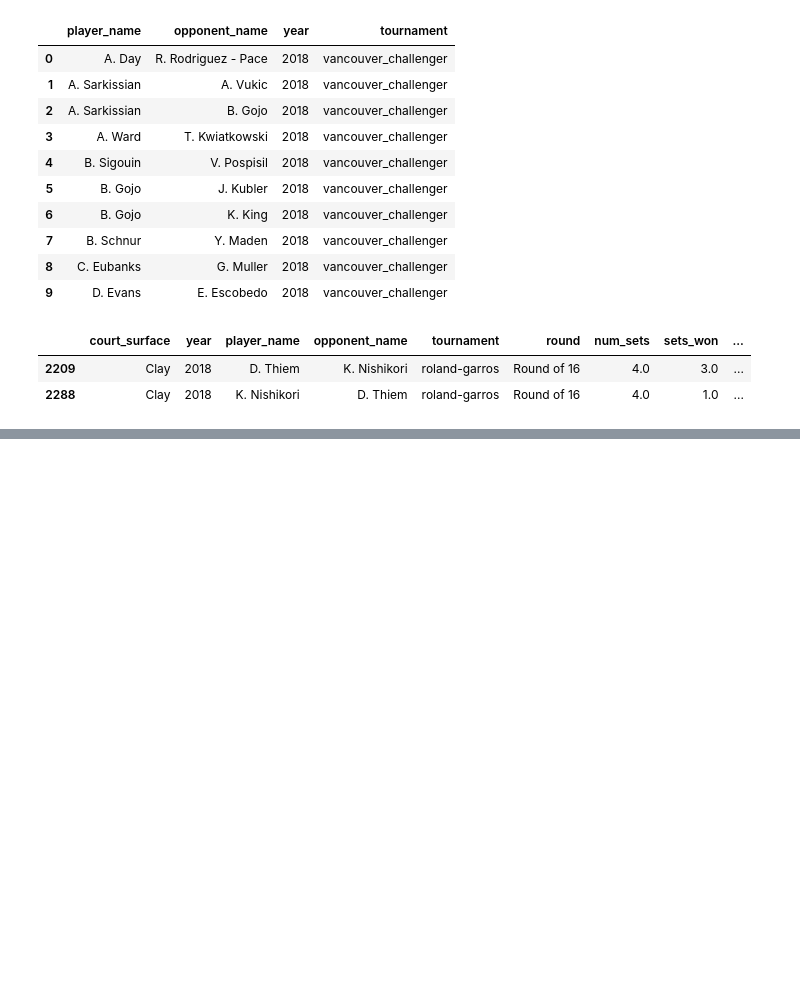
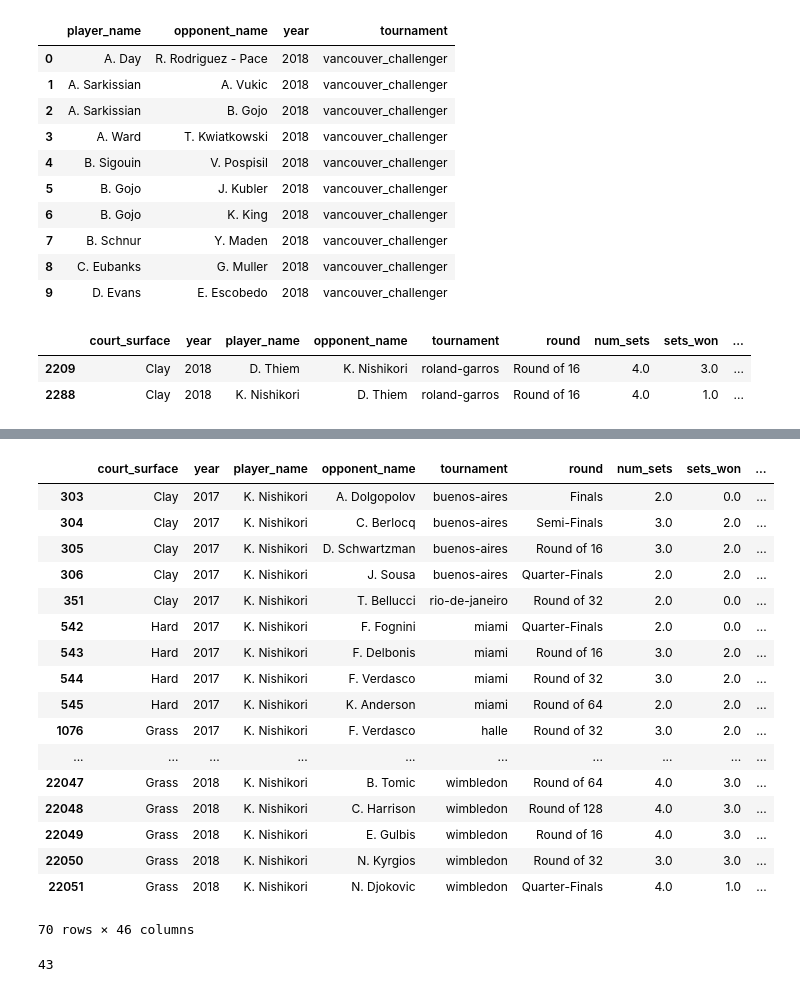
Before and after one commit to Gin04gh/datascience, a Jupyter notebook: kaggle_dataset_large_tennis_dataset_for_atp_itf_betting/notebook.ipynb, the cells around one changed output, grey strips where cells are left out. Cells and saved outputs as stored; diff of their text form; code cells hidden in the pictures; blank space fills up the shorter version.

```diff
--- a/kaggle_dataset_large_tennis_dataset_for_atp_itf_betting/notebook.ipynb
+++ b/kaggle_dataset_large_tennis_dataset_for_atp_itf_betting/notebook.ipynb
@@ -101 +104,55 @@ tmp
 * round_num # 何回戦か
+# %%
+df_tmp = df_matches[df_matches['player_name'] == 'K. Nishikori']
+
+# 復帰前か復帰後かのフラグ
+df_tmp.loc[df_tmp['year'] >= 2018, 'returned'] = True
+df_tmp.loc[df_tmp['year'] < 2018, 'returned'] = False
+
+# ダブルフォルト率
+df_tmp.loc[:, 'double_faults_rate'] = df_tmp['double_faults']/(df_tmp['first_serve_points_attempted']+df_tmp['second_serve_points_attempted'])
+
+# ファーストサービス成功率
+#df_tmp.loc[:, 'first_serve_rate']
+
+# ファーストサービス成功時のポイント率
+#df_tmp.loc[:, 'first_serve_point_rate']
+
+# セカンドサービス成功率
+#df_tmp.loc[:, 'second_serve_rate']
+
+# セカンドサービス成功時のポイント率
+#df_tmp.loc[:, 'second_serve_point_rate']
+
+# 相手ファーストサービス成功時のポイント率
+#df_tmp.loc[:, 'first_serve_return_point_rate']
+
+# 相手セカンドサービス成功時のポイント率
+#df_tmp.loc[:, 'second_serve_return_point_rate']
+
+
+df_tmp
+# %% [output]
+|  | court_surface | year | player_name | opponent_name | tournament | round | num_sets | sets_won | ... |
+| 303 | Clay | 2017 | K. Nishikori | A. Dolgopolov | buenos-aires | Finals | 2.0 | 0.0 | ... |
+| 304 | Clay | 2017 | K. Nishikori | C. Berlocq | buenos-aires | Semi-Finals | 3.0 | 2.0 | ... |
+| 305 | Clay | 2017 | K. Nishikori | D. Schwartzman | buenos-aires | Round of 16 | 3.0 | 2.0 | ... |
+| 306 | Clay | 2017 | K. Nishikori | J. Sousa | buenos-aires | Quarter-Finals | 2.0 | 2.0 | ... |
+| 351 | Clay | 2017 | K. Nishikori | T. Bellucci | rio-de-janeiro | Round of 32 | 2.0 | 0.0 | ... |
+| 542 | Hard | 2017 | K. Nishikori | F. Fognini | miami | Quarter-Finals | 2.0 | 0.0 | ... |
+| 543 | Hard | 2017 | K. Nishikori | F. Delbonis | miami | Round of 16 | 3.0 | 2.0 | ... |
+| 544 | Hard | 2017 | K. Nishikori | F. Verdasco | miami | Round of 32 | 3.0 | 2.0 | ... |
+| 545 | Hard | 2017 | K. Nishikori | K. Anderson | miami | Round of 64 | 2.0 | 2.0 | ... |
+| 1076 | Grass | 2017 | K. Nishikori | F. Verdasco | halle | Round of 32 | 3.0 | 2.0 | ... |
+| ... | ... | ... | ... | ... | ... | ... | ... | ... | ... |
+| 22047 | Grass | 2018 | K. Nishikori | B. Tomic | wimbledon | Round of 64 | 4.0 | 3.0 | ... |
+| 22048 | Grass | 2018 | K. Nishikori | C. Harrison | wimbledon | Round of 128 | 4.0 | 3.0 | ... |
+| 22049 | Grass | 2018 | K. Nishikori | E. Gulbis | wimbledon | Round of 16 | 4.0 | 3.0 | ... |
+| 22050 | Grass | 2018 | K. Nishikori | N. Kyrgios | wimbledon | Round of 32 | 3.0 | 3.0 | ... |
+| 22051 | Grass | 2018 | K. Nishikori | N. Djokovic | wimbledon | Quarter-Finals | 4.0 | 1.0 | ... |
+70 rows × 46 columns
+# %%
+df_prev = df_matches[((df_matches['player_name'] == 'K. Nishikori') &  (df_matches['year'] <= 2017))]
+len(df_prev)
+# %% [output]
+43
```
Also changed, not shown: parts of 4 cells of this notebook.
